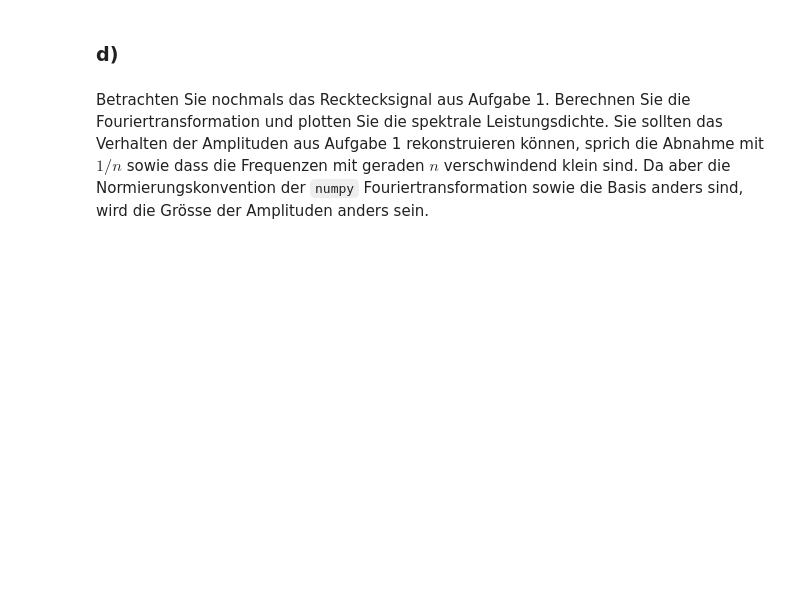
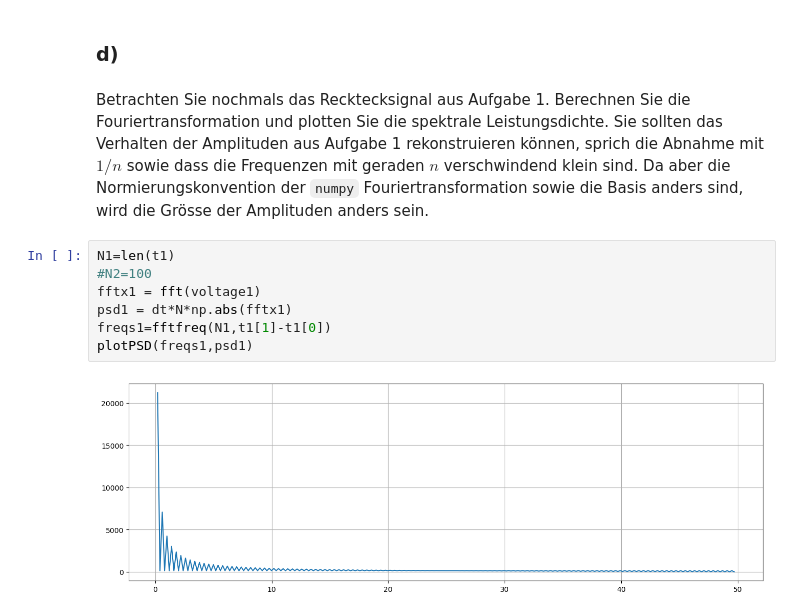
Before and after one commit to nundee/PatuAufgaben, a Jupyter notebook: Woche6/Aufgabenblatt _6.ipynb, the cells around one changed output. Drawn from its saved outputs; the diff is of its cells as text; blank space fills up the shorter version.

```diff
--- a/Woche6/Aufgabenblatt _6.ipynb
+++ b/Woche6/Aufgabenblatt _6.ipynb
@@ -155,3 +167,12 @@ plt.plot(fa,np.abs(an)**2)
 ###  d)
 # %% [markdown]
 Betrachten Sie nochmals das Recktecksignal aus Aufgabe 1. Berechnen Sie die Fouriertransformation und plotten Sie die spektrale Leistungsdichte. Sie sollten das Verhalten der Amplituden aus Aufgabe 1 rekonstruieren können, sprich die Abnahme mit $1/n$ sowie dass die Frequenzen mit geraden $n$ verschwindend klein sind. Da aber die Normierungskonvention der `numpy` Fouriertransformation sowie die Basis anders sind, wird die Grösse der Amplituden anders sein.
+# %%
+N1=len(t1)
+#N2=100
+fftx1 = fft(voltage1)
+psd1 = dt*N*np.abs(fftx1)
+freqs1=fftfreq(N1,t1[1]-t1[0])
+plotPSD(freqs1,psd1)
+# %% [output]
+[figure, added]
```
Also changed, not shown: parts of 8 cells of this notebook, 1 other file.
